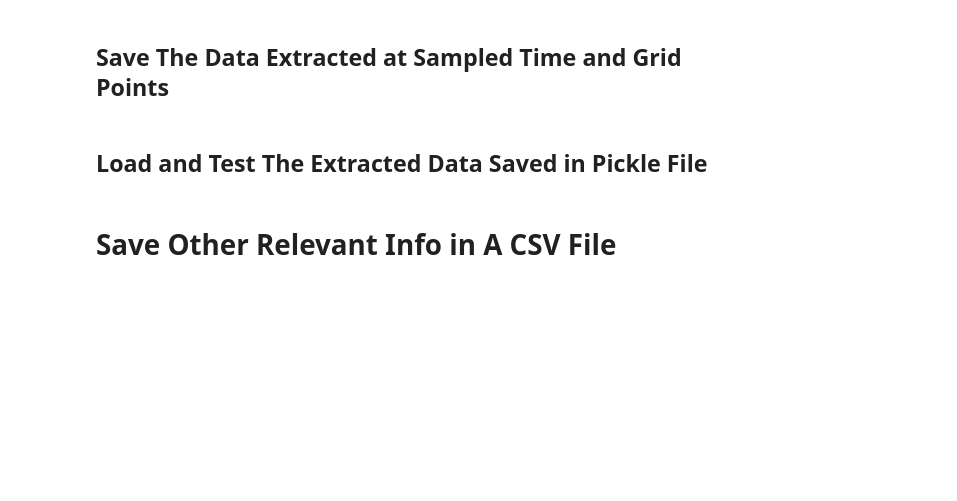
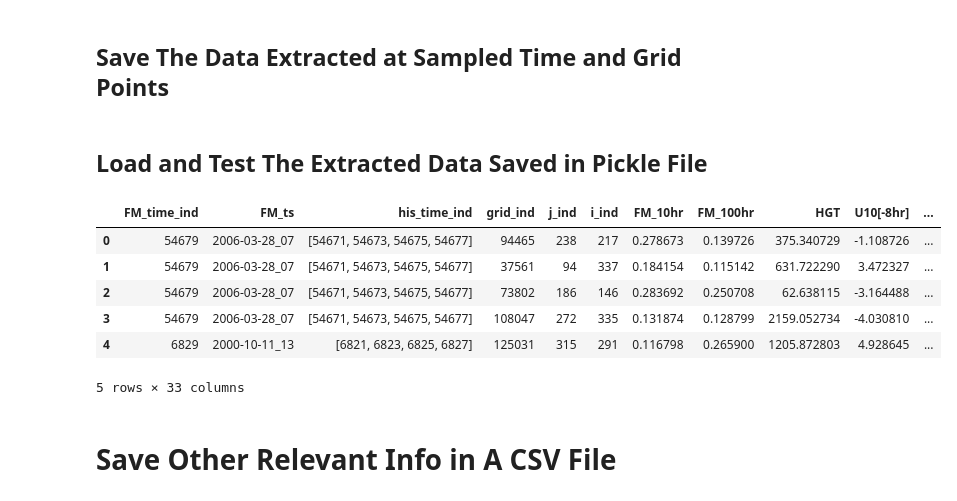
Before and after one commit to LLNL/MLAP, a Jupyter notebook: SJSU_Data_Proc/Extract_DFM_Reanalysis_Data.ipynb, the cells around one changed output. Saved outputs shown, nothing was run; the diff lists cells and outputs as text; code cells hidden in the pictures; blank space fills up the shorter version.

```diff
--- a/SJSU_Data_Proc/Extract_DFM_Reanalysis_Data.ipynb
+++ b/SJSU_Data_Proc/Extract_DFM_Reanalysis_Data.ipynb
@@ -667,7 +631,15 @@ df.to_pickle(os.path.join(extracted_data_loc, extracted_data_file_name))
 ## Load and Test The Extracted Data Saved in Pickle File
 # %%
 df_from_pickle = pd.read_pickle(os.path.join(extracted_data_loc, extracted_data_file_name))
-#df.head(5)
+df_from_pickle.head(5)
+# %% [output]
+|  | FM_time_ind | FM_ts | his_time_ind | grid_ind | j_ind | i_ind | FM_10hr | FM_100hr | HGT | U10[-8hr] | ... |
+| 0 | 54679 | 2006-03-28_07 | [54671, 54673, 54675, 54677] | 94465 | 238 | 217 | 0.278673 | 0.139726 | 375.340729 | -1.108726 | ... |
+| 1 | 54679 | 2006-03-28_07 | [54671, 54673, 54675, 54677] | 37561 | 94 | 337 | 0.184154 | 0.115142 | 631.722290 | 3.472327 | ... |
+| 2 | 54679 | 2006-03-28_07 | [54671, 54673, 54675, 54677] | 73802 | 186 | 146 | 0.283692 | 0.250708 | 62.638115 | -3.164488 | ... |
+| 3 | 54679 | 2006-03-28_07 | [54671, 54673, 54675, 54677] | 108047 | 272 | 335 | 0.131874 | 0.128799 | 2159.052734 | -4.030810 | ... |
+| 4 | 6829 | 2000-10-11_13 | [6821, 6823, 6825, 6827] | 125031 | 315 | 291 | 0.116798 | 0.265900 | 1205.872803 | 4.928645 | ... |
+5 rows × 33 columns
 # %% [markdown]
 # Save Other Relevant Info in A CSV File
 # %%
```
Also changed, not shown: parts of 53 cells of this notebook, 1 other file.
